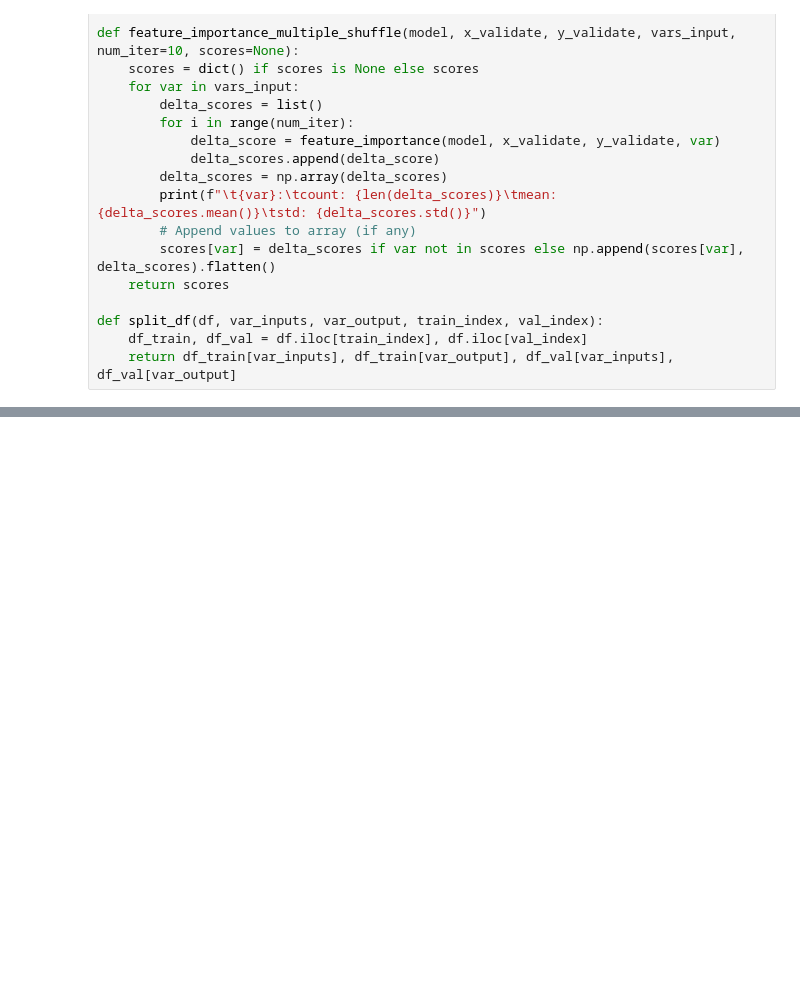
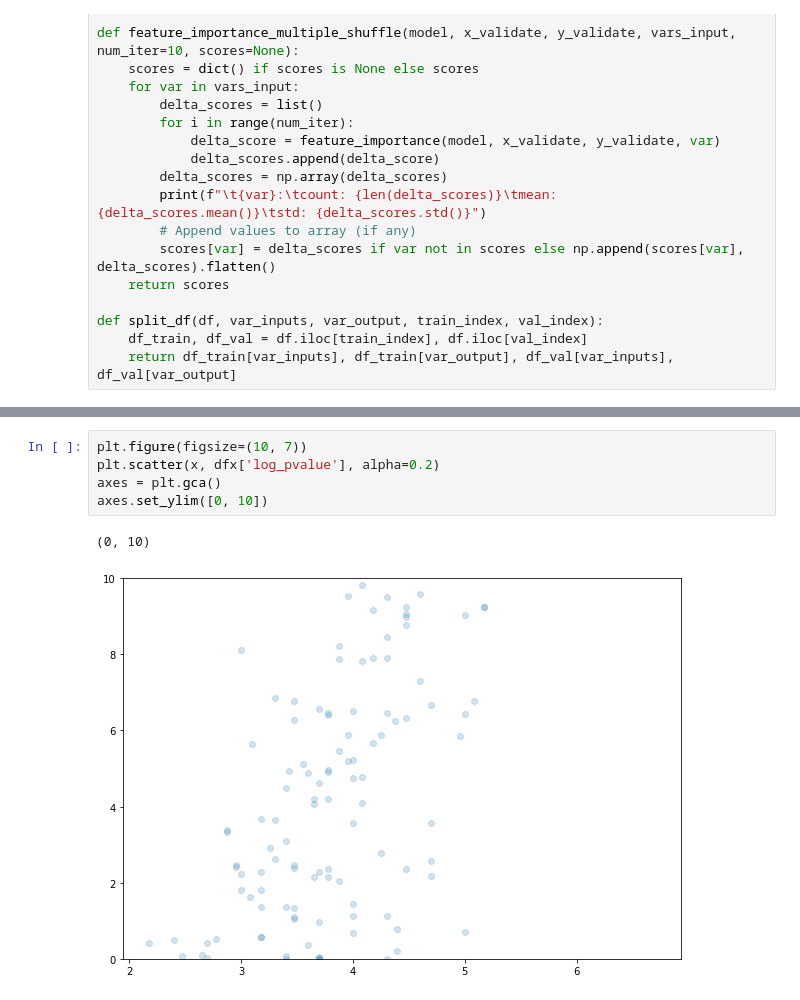
Before and after one commit to pcingola/NeuralNets, a Jupyter notebook: mlgen/p_values_ml.ipynb, the cells around one changed output, grey strips where cells are left out. Saved outputs shown, nothing was run; the diff lists cells and outputs as text; blank space fills up the shorter version.

```diff
--- a/mlgen/p_values_ml.ipynb
+++ b/mlgen/p_values_ml.ipynb
@@ -351,0 +303,8 @@ pvals_df.tail(20)
+# %%
+plt.figure(figsize=(10, 7))
+plt.scatter(x, dfx['log_pvalue'], alpha=0.2)
+axes = plt.gca()
+axes.set_ylim([0, 10])
+# %% [output]
+(0, 10)
+[figure, added]
```
Also changed, not shown: parts of 24 cells of this notebook.
